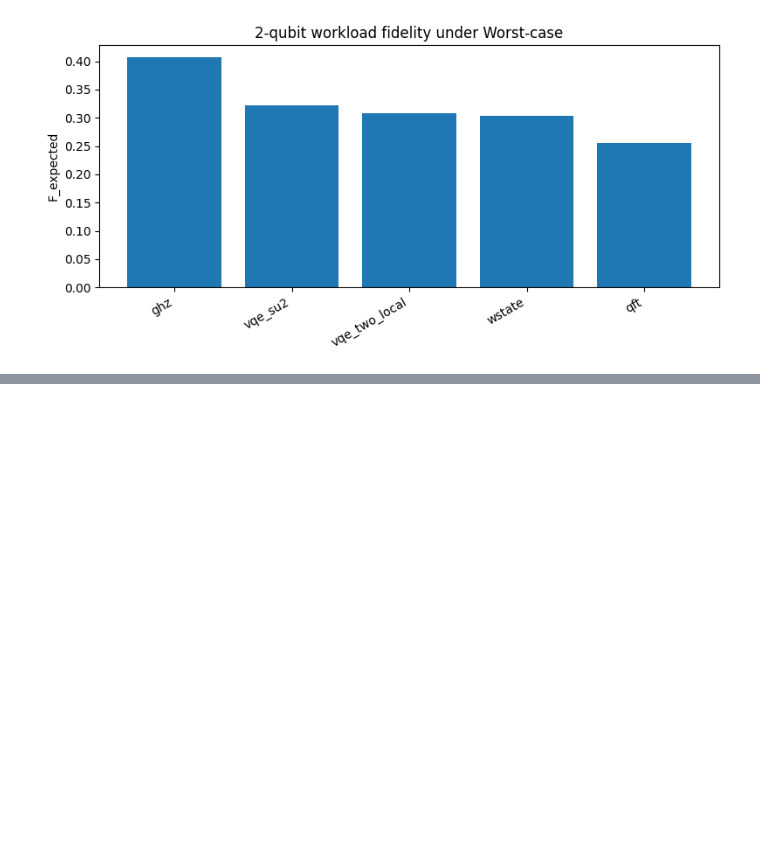
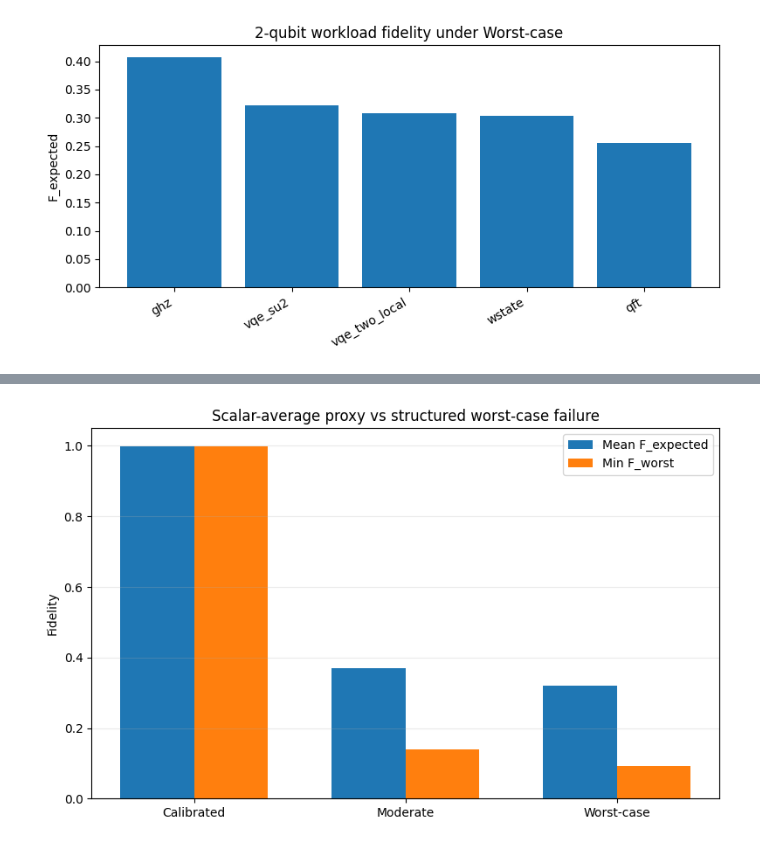
Before and after one commit to syedshubha/QVSh, a Jupyter notebook: QuantumVerification.ipynb, the cells around one changed output, grey strips where cells are left out. Drawn from its saved outputs; the diff is of its cells as text; code cells hidden in the pictures; blank space fills up the shorter version.

```diff
--- a/QuantumVerification.ipynb
+++ b/QuantumVerification.ipynb
@@ -2558,0 +2543,77 @@ print(runtime_table.sort_values(["Regime", "runtime_sec"], ascending=[True, Fals
+# %%
+# ============================================================
+# Comparison Cell 1
+# Ensemble-average blind-spot proxy from existing workload table
+# It is a scalar average proxy built from the replayed workloads.
+# ============================================================
+
+import os
+import numpy as np
+import pandas as pd
+import matplotlib.pyplot as plt
+
+OUTDIR = "dac_extension_exports"
+os.makedirs(OUTDIR, exist_ok=True)
+
+if "summary_2q" not in globals():
+    raise RuntimeError("summary_2q is missing. Run the 2-qubit workload study first.")
+
+df = summary_2q.copy()
+
+required_cols = ["Workload", "Regime", "F_expected", "F_worst"]
+missing = [c for c in required_cols if c not in df.columns]
+if missing:
+    raise RuntimeError(f"summary_2q is missing required columns: {missing}")
+
+reg_order = ["Calibrated", "Moderate", "Worst-case"]
+
+rows = []
+for reg in reg_order:
+    sub = df[df["Regime"] == reg].copy()
+    if sub.empty:
+        continue
+
+    rows.append({
+        "Regime": reg,
+        "n_workloads": int(len(sub)),
+        "F_expected_mean": float(sub["F_expected"].mean()),
+        "F_expected_median": float(sub["F_expected"].median()),
+        "F_expected_min": float(sub["F_expected"].min()),
+        "F_expected_max": float(sub["F_expected"].max()),
+        "F_worst_mean": float(sub["F_worst"].mean()),
+        "F_worst_min": float(sub["F_worst"].min()),
+        "F_worst_max": float(sub["F_worst"].max()),
+        "blind_spot_mean_to_min_worst": float(sub["F_expected"].mean() - sub["F_worst"].min()),
+        "blind_spot_mean_to_mean_worst": float(sub["F_expected"].mean() - sub["F_worst"].mean()),
+        "vulnerability_ratio_max_worst_over_min_worst": float(
+            sub["F_worst"].max() / sub["F_worst"].min()
+        ) if float(sub["F_worst"].min()) > 0 else np.nan
+    })
+
+df_blindspot = pd.DataFrame(rows)
+df_blindspot.to_csv(os.path.join(OUTDIR, "table_qcvv_blindspot_proxy.csv"), index=False)
+print(df_blindspot)
+
+# Plot scalar average versus worst structured failure
+x = np.arange(len(df_blindspot))
+width = 0.35
+
+fig, ax = plt.subplots(figsize=(8, 5))
+ax.bar(x - width/2, df_blindspot["F_expected_mean"], width, label="Mean F_expected")
+ax.bar(x + width/2, df_blindspot["F_worst_min"], width, label="Min F_worst")
+
+ax.set_xticks(x)
+ax.set_xticklabels(df_blindspot["Regime"])
+ax.set_ylabel("Fidelity")
+ax.set_title("Scalar-average proxy vs structured worst-case failure")
+ax.legend()
+ax.grid(axis="y", alpha=0.25)
+fig.tight_layout()
+
+fig.savefig(os.path.join(OUTDIR, "fig_qcvv_blindspot_proxy.svg"), format="svg", bbox_inches="tight")
+plt.show()
+
+print("\nSaved:")
+print(" -", os.path.join(OUTDIR, "table_qcvv_blindspot_proxy.csv"))
+print(" -", os.path.join(OUTDIR, "fig_qcvv_blindspot_proxy.svg"))
+# %% [output]
@@ -2558,0 +2639 @@ print(runtime_table.sort_values(["Regime", "runtime_sec"], ascending=[True, Fals
+[figure, added]
```
Also changed, not shown: parts of 7 cells of this notebook.
